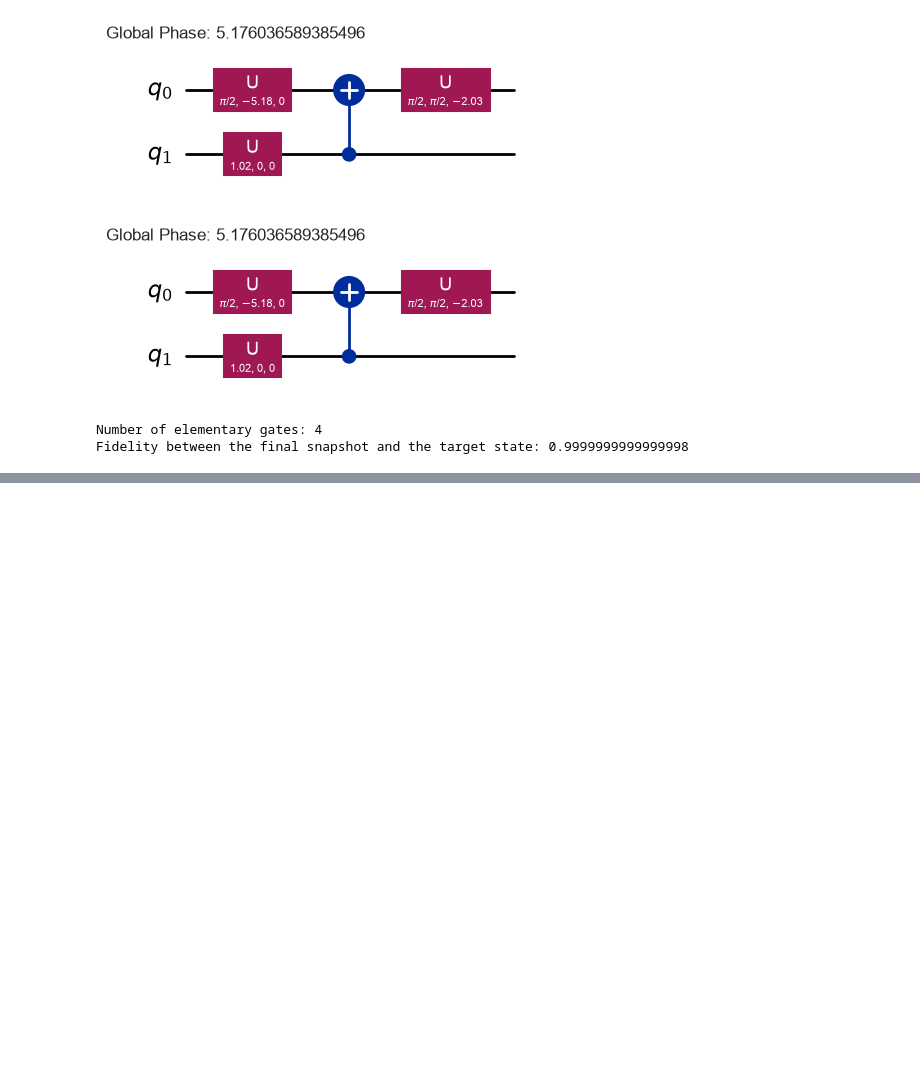
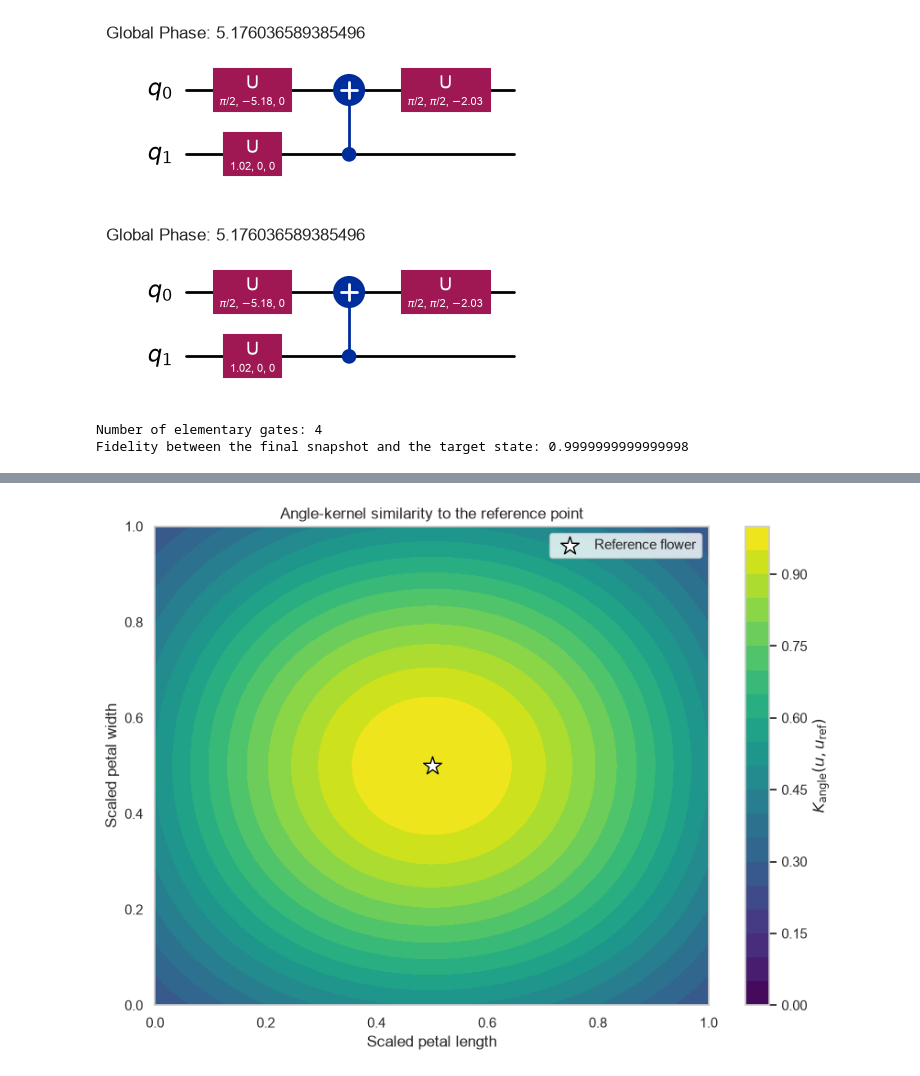
Before and after one commit to LegacYFTw/ece592-fall-2026, a Jupyter notebook: encoding_schemes.ipynb, the cells around one changed output, grey strips where cells are left out. Drawn from its saved outputs; the diff is of its cells as text; code cells hidden in the pictures; blank space fills up the shorter version.

```diff
--- a/encoding_schemes.ipynb
+++ b/encoding_schemes.ipynb
@@ -1360,0 +1973,28 @@ HBox(children=(Play(value=0, description='Play', interval=1000, max=4), IntSlide
+# %%
+ANGLE_KERNEL_GRID_SIZE = 100
+
+kernel_axis = np.linspace(0.0, 1.0, ANGLE_KERNEL_GRID_SIZE)
+kernel_length, kernel_width = np.meshgrid(kernel_axis, kernel_axis)
+angle_kernel_grid = np.column_stack([kernel_length.ravel(), kernel_width.ravel()])
+
+angle_reference_flower = np.array([0.50, 0.50])
+coordinate_differences = angle_kernel_grid - angle_reference_flower
+
+angle_kernel_values = np.prod(np.cos(np.pi * coordinate_differences / 2.0) ** 2, axis=1)
+angle_kernel_surface = angle_kernel_values.reshape(kernel_length.shape)
+
+fig, ax = plt.subplots(figsize=(8, 6), constrained_layout=True)
+
+contour = ax.contourf(kernel_length, kernel_width, angle_kernel_surface, levels=np.linspace(0.0, 1.0, 21), cmap="viridis")
+
+ax.scatter(angle_reference_flower[0], angle_reference_flower[1], marker="*", s=220, color="white", edgecolor="black", label="Reference flower")
+ax.set_xlabel("Scaled petal length")
+ax.set_ylabel("Scaled petal width")
+ax.set_title("Angle-kernel similarity to the reference point")
+ax.legend()
+
+fig.colorbar(contour, ax=ax, label=r"$K_{\mathrm{angle}}(u,u_{\mathrm{ref}})$")
+
+plt.show()
+# %% [output]
+[figure, added]
```
Also changed, not shown: parts of 27 cells of this notebook, 2 other files.
